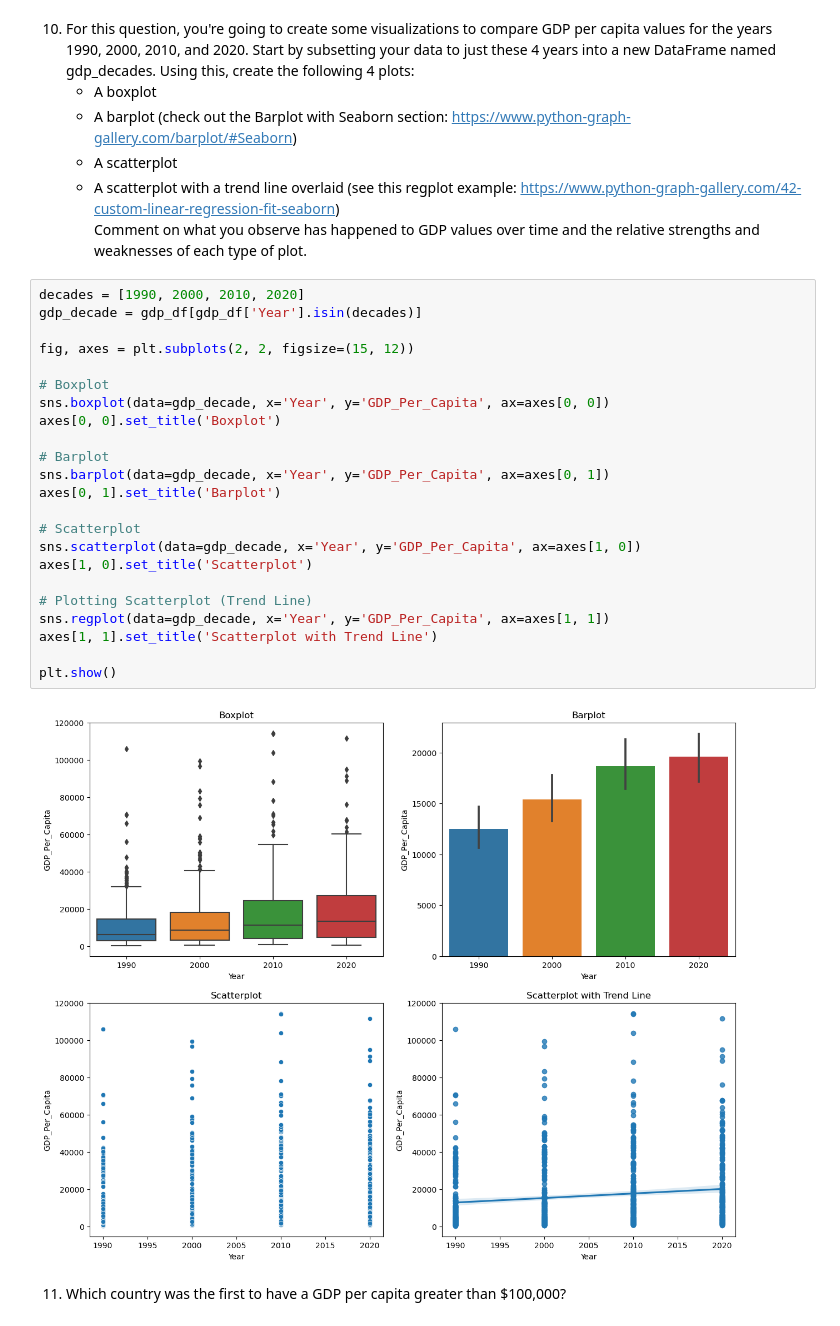
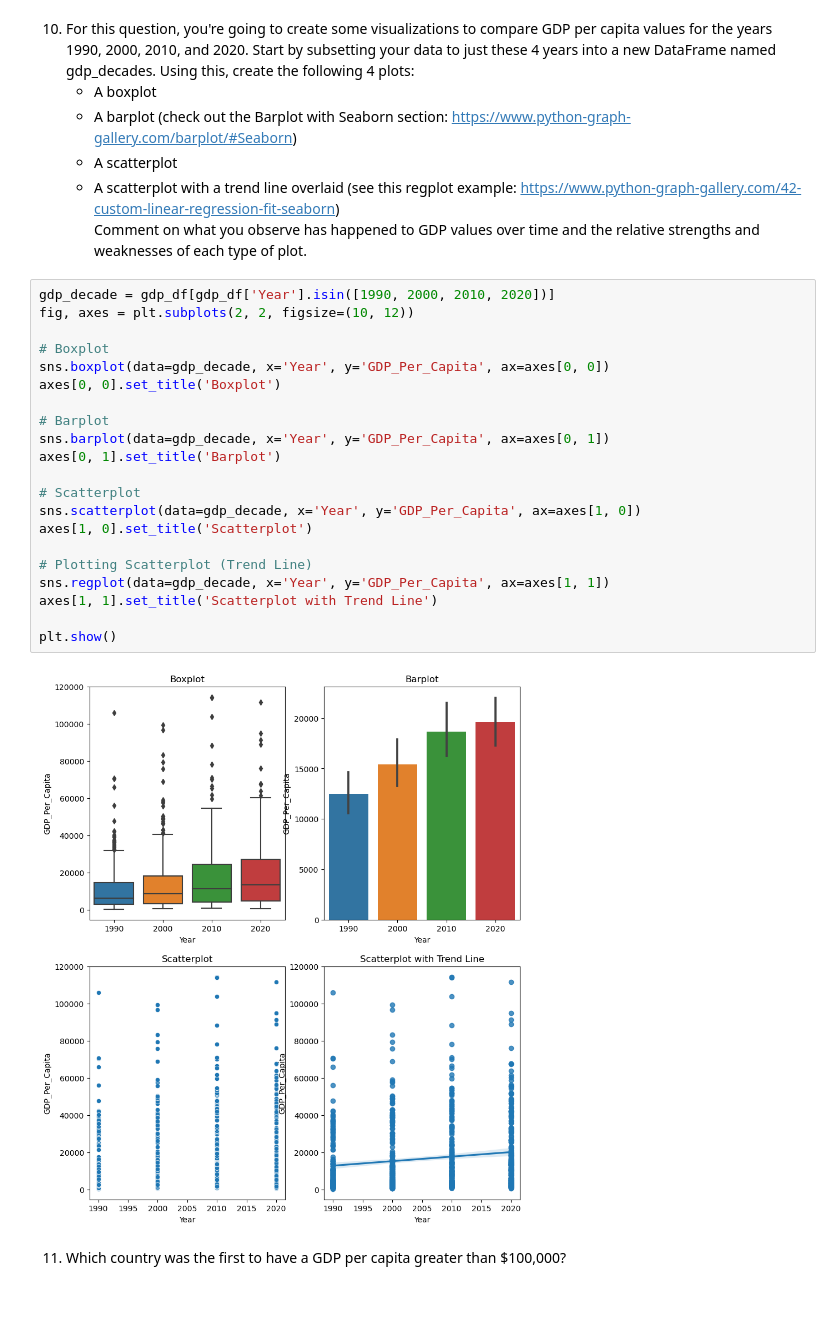
Before and after one commit to NSS-Data-Analytics-Cohort-10/gdp-and-internet-usage-CalebLucas11, a Jupyter notebook: notebooks/un_project.ipynb, the cells around one changed output. Drawn from its saved outputs; the diff is of its cells as text.

```diff
--- a/notebooks/un_project.ipynb
+++ b/notebooks/un_project.ipynb
@@ -128,30 +139,28 @@ print(median_gdp_2020)
 	* A scatterplot
 	* A scatterplot with a trend line overlaid (see this regplot example: https://www.python-graph-gallery.com/42-custom-linear-regression-fit-seaborn)
 Comment on what you observe has happened to GDP values over time and the relative strengths and weaknesses of each type of plot.
-# %%
-decades = [1990, 2000, 2010, 2020]
-gdp_decade = gdp_df[gdp_df['Year'].isin(decades)]
-
-fig, axes = plt.subplots(2, 2, figsize=(15, 12))
-
-# Boxplot
-sns.boxplot(data=gdp_decade, x='Year', y='GDP_Per_Capita', ax=axes[0, 0])
-axes[0, 0].set_title('Boxplot')
-
-# Barplot
-sns.barplot(data=gdp_decade, x='Year', y='GDP_Per_Capita', ax=axes[0, 1])
-axes[0, 1].set_title('Barplot')
-
-# Scatterplot
-sns.scatterplot(data=gdp_decade, x='Year', y='GDP_Per_Capita', ax=axes[1, 0])
-axes[1, 0].set_title('Scatterplot')
-
-# Plotting Scatterplot (Trend Line)
-sns.regplot(data=gdp_decade, x='Year', y='GDP_Per_Capita', ax=axes[1, 1])
-axes[1, 1].set_title('Scatterplot with Trend Line')
-
-plt.show()
-# %% [output]
-[figure, removed]
+# %%
+gdp_decade = gdp_df[gdp_df['Year'].isin([1990, 2000, 2010, 2020])]
+fig, axes = plt.subplots(2, 2, figsize=(10, 12))
+
+# Boxplot
+sns.boxplot(data=gdp_decade, x='Year', y='GDP_Per_Capita', ax=axes[0, 0])
+axes[0, 0].set_title('Boxplot')
+
+# Barplot
+sns.barplot(data=gdp_decade, x='Year', y='GDP_Per_Capita', ax=axes[0, 1])
+axes[0, 1].set_title('Barplot')
+
+# Scatterplot
+sns.scatterplot(data=gdp_decade, x='Year', y='GDP_Per_Capita', ax=axes[1, 0])
+axes[1, 0].set_title('Scatterplot')
+
+# Plotting Scatterplot (Trend Line)
+sns.regplot(data=gdp_decade, x='Year', y='GDP_Per_Capita', ax=axes[1, 1])
+axes[1, 1].set_title('Scatterplot with Trend Line')
+
+plt.show()
+# %% [output]
+[figure, added]
 # %% [markdown]
 11. Which country was the first to have a GDP per capita greater than $100,000?
```
Also changed, not shown: parts of 30 cells of this notebook.
